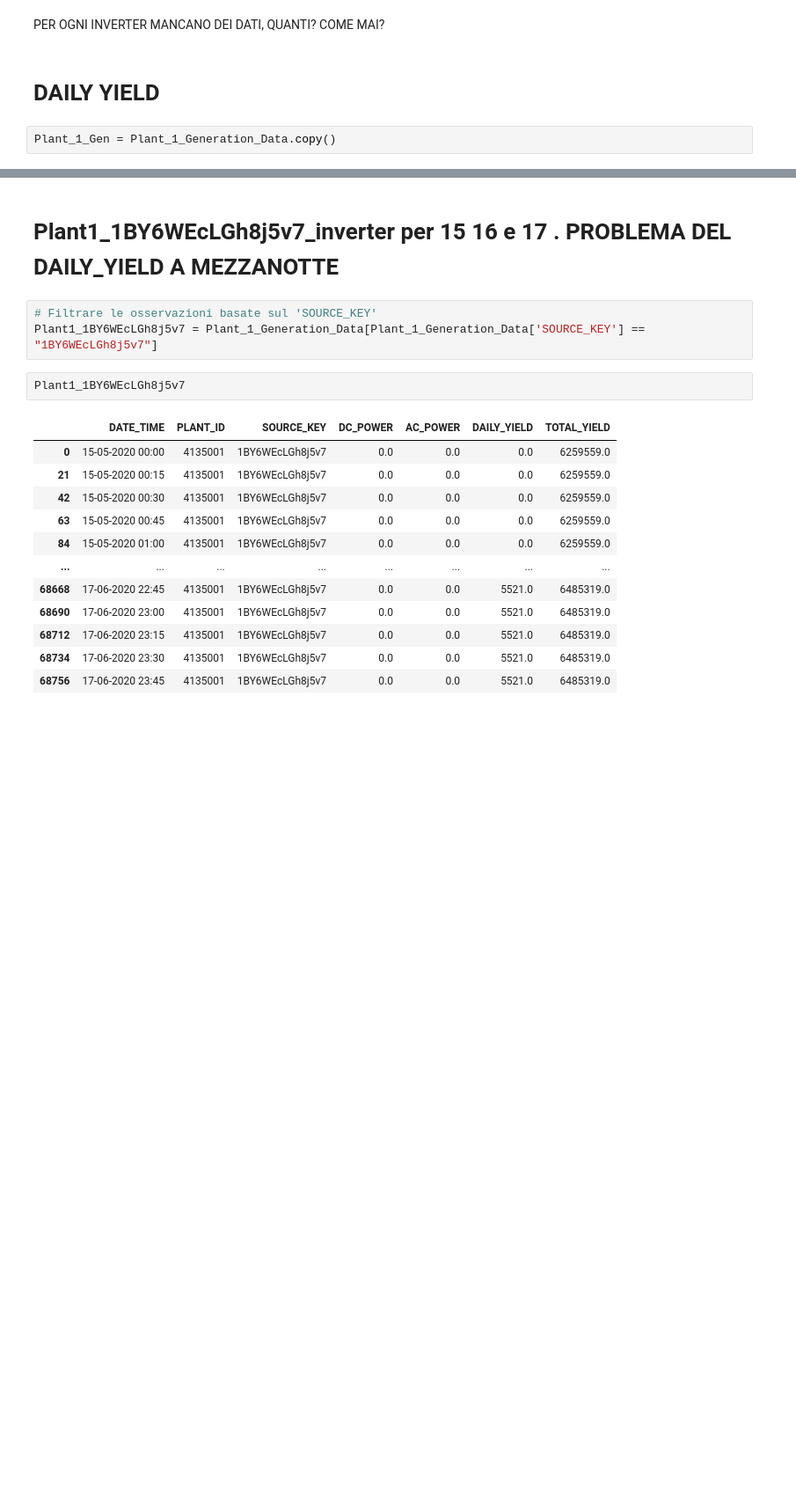
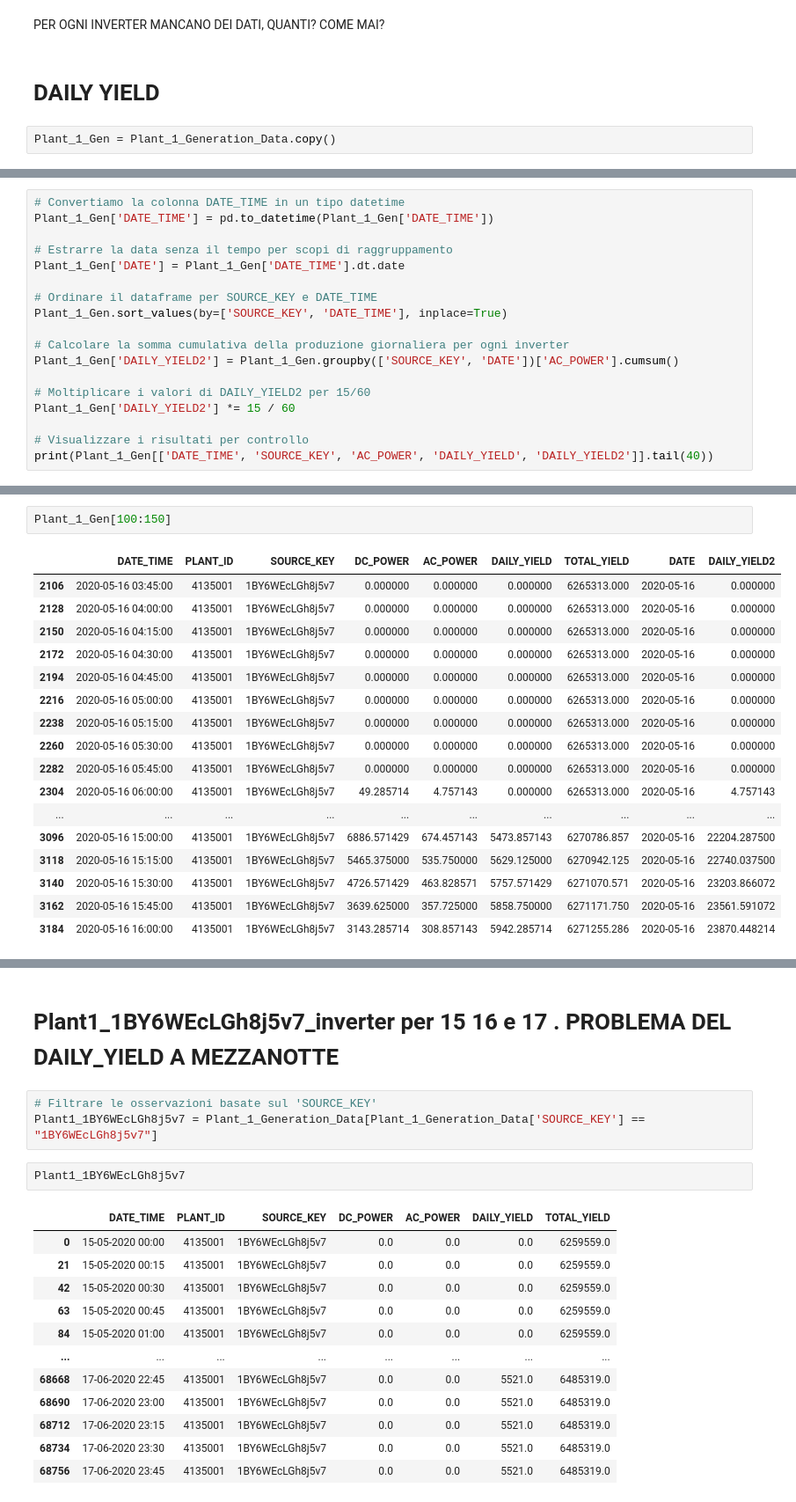
Before and after one commit to Christian-Braga/energy_forecast_ML, a Jupyter notebook: Losa_test.ipynb, the cells around one changed output, grey strips where cells are left out. Shown at 88% size. Drawn from its saved outputs; the diff is of its cells as text; blank space fills up the shorter version.

```diff
--- a/Losa_test.ipynb
+++ b/Losa_test.ipynb
@@ -298,0 +396,18 @@ Plant_1_Gen = Plant_1_Generation_Data.copy()
+# %%
+# Convertiamo la colonna DATE_TIME in un tipo datetime
+Plant_1_Gen['DATE_TIME'] = pd.to_datetime(Plant_1_Gen['DATE_TIME'])
+
+# Estrarre la data senza il tempo per scopi di raggruppamento
+Plant_1_Gen['DATE'] = Plant_1_Gen['DATE_TIME'].dt.date
+
+# Ordinare il dataframe per SOURCE_KEY e DATE_TIME
+Plant_1_Gen.sort_values(by=['SOURCE_KEY', 'DATE_TIME'], inplace=True)
+
+# Calcolare la somma cumulativa della produzione giornaliera per ogni inverter
+Plant_1_Gen['DAILY_YIELD2'] = Plant_1_Gen.groupby(['SOURCE_KEY', 'DATE'])['AC_POWER'].cumsum()
+
+# Moltiplicare i valori di DAILY_YIELD2 per 15/60
+Plant_1_Gen['DAILY_YIELD2'] *= 15 / 60
+
+# Visualizzare i risultati per controllo
+print(Plant_1_Gen[['DATE_TIME', 'SOURCE_KEY', 'AC_POWER', 'DAILY_YIELD', 'DAILY_YIELD2']].tail(40))
@@ -298,0 +432,20 @@ Plant_1_Gen = Plant_1_Generation_Data.copy()
+# %%
+Plant_1_Gen[100:150]
+# %% [output]
+|  | DATE_TIME | PLANT_ID | SOURCE_KEY | DC_POWER | AC_POWER | DAILY_YIELD | TOTAL_YIELD | DATE | DAILY_YIELD2 |
+| 2106 | 2020-05-16 03:45:00 | 4135001 | 1BY6WEcLGh8j5v7 | 0.000000 | 0.000000 | 0.000000 | 6265313.000 | 2020-05-16 | 0.000000 |
+| 2128 | 2020-05-16 04:00:00 | 4135001 | 1BY6WEcLGh8j5v7 | 0.000000 | 0.000000 | 0.000000 | 6265313.000 | 2020-05-16 | 0.000000 |
+| 2150 | 2020-05-16 04:15:00 | 4135001 | 1BY6WEcLGh8j5v7 | 0.000000 | 0.000000 | 0.000000 | 6265313.000 | 2020-05-16 | 0.000000 |
+| 2172 | 2020-05-16 04:30:00 | 4135001 | 1BY6WEcLGh8j5v7 | 0.000000 | 0.000000 | 0.000000 | 6265313.000 | 2020-05-16 | 0.000000 |
+| 2194 | 2020-05-16 04:45:00 | 4135001 | 1BY6WEcLGh8j5v7 | 0.000000 | 0.000000 | 0.000000 | 6265313.000 | 2020-05-16 | 0.000000 |
+| 2216 | 2020-05-16 05:00:00 | 4135001 | 1BY6WEcLGh8j5v7 | 0.000000 | 0.000000 | 0.000000 | 6265313.000 | 2020-05-16 | 0.000000 |
+| 2238 | 2020-05-16 05:15:00 | 4135001 | 1BY6WEcLGh8j5v7 | 0.000000 | 0.000000 | 0.000000 | 6265313.000 | 2020-05-16 | 0.000000 |
+| 2260 | 2020-05-16 05:30:00 | 4135001 | 1BY6WEcLGh8j5v7 | 0.000000 | 0.000000 | 0.000000 | 6265313.000 | 2020-05-16 | 0.000000 |
+| 2282 | 2020-05-16 05:45:00 | 4135001 | 1BY6WEcLGh8j5v7 | 0.000000 | 0.000000 | 0.000000 | 6265313.000 | 2020-05-16 | 0.000000 |
+| 2304 | 2020-05-16 06:00:00 | 4135001 | 1BY6WEcLGh8j5v7 | 49.285714 | 4.757143 | 0.000000 | 6265313.000 | 2020-05-16 | 4.757143 |
+| ... | ... | ... | ... | ... | ... | ... | ... | ... | ... |
+| 3096 | 2020-05-16 15:00:00 | 4135001 | 1BY6WEcLGh8j5v7 | 6886.571429 | 674.457143 | 5473.857143 | 6270786.857 | 2020-05-16 | 22204.287500 |
+| 3118 | 2020-05-16 15:15:00 | 4135001 | 1BY6WEcLGh8j5v7 | 5465.375000 | 535.750000 | 5629.125000 | 6270942.125 | 2020-05-16 | 22740.037500 |
+| 3140 | 2020-05-16 15:30:00 | 4135001 | 1BY6WEcLGh8j5v7 | 4726.571429 | 463.828571 | 5757.571429 | 6271070.571 | 2020-05-16 | 23203.866072 |
+| 3162 | 2020-05-16 15:45:00 | 4135001 | 1BY6WEcLGh8j5v7 | 3639.625000 | 357.725000 | 5858.750000 | 6271171.750 | 2020-05-16 | 23561.591072 |
+| 3184 | 2020-05-16 16:00:00 | 4135001 | 1BY6WEcLGh8j5v7 | 3143.285714 | 308.857143 | 5942.285714 | 6271255.286 | 2020-05-16 | 23870.448214 |
```
Also changed, not shown: parts of 11 cells of this notebook.
